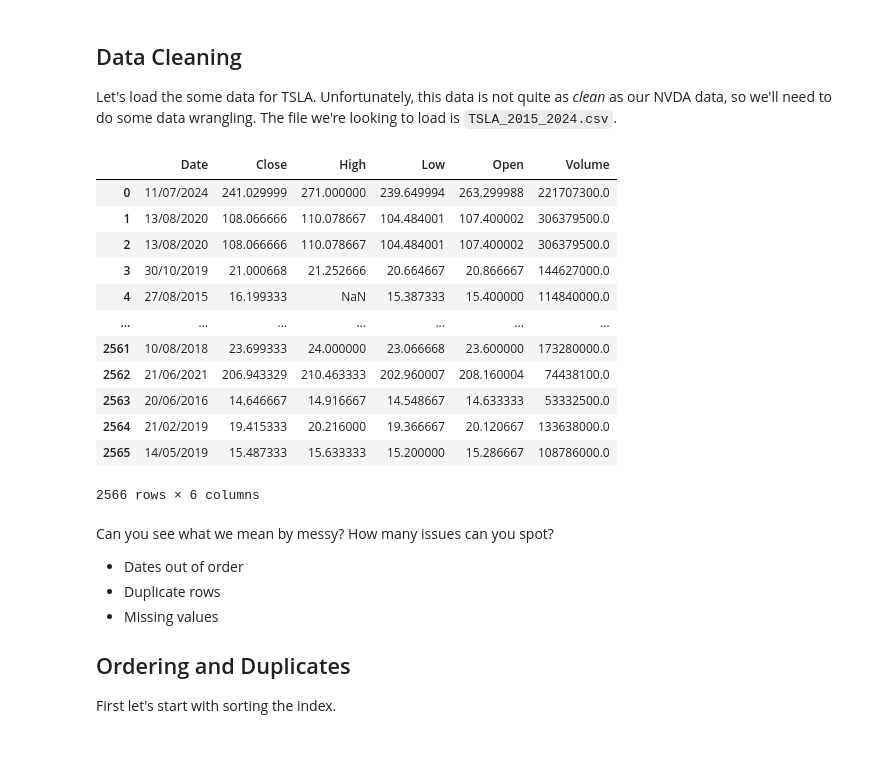
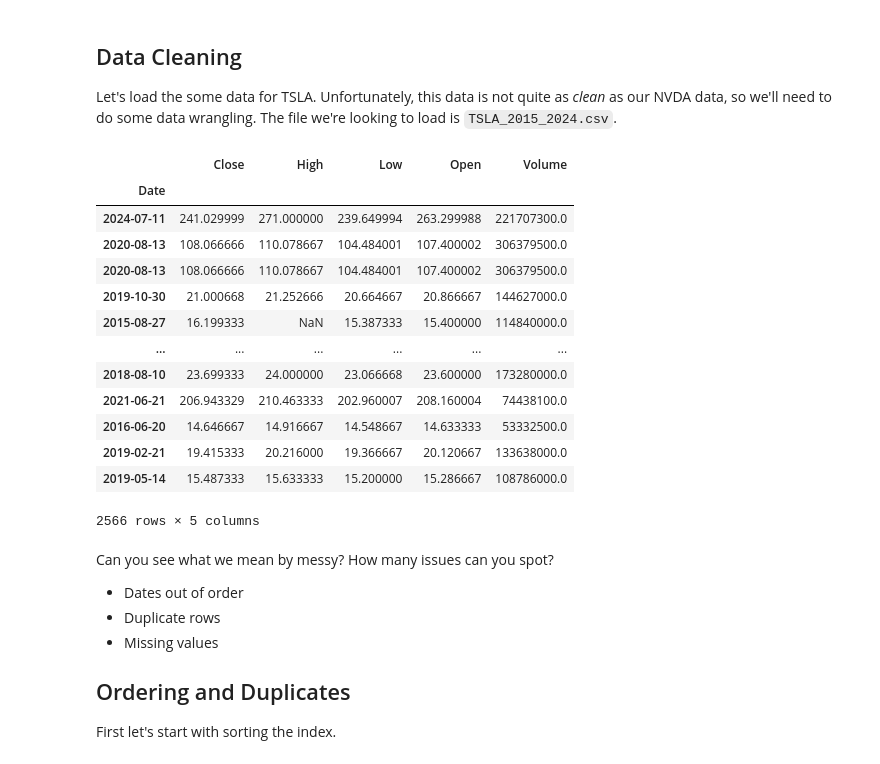
Before and after one commit to Imperial-Business-School/python-for-finance-jume8jume7, a Jupyter notebook: 02. Data Cleaning.ipynb, the cells around one changed output. Saved outputs shown, nothing was run; the diff lists cells and outputs as text; code cells hidden in the pictures.

```diff
--- a/02. Data Cleaning.ipynb
+++ b/02. Data Cleaning.ipynb
@@ -6,21 +6,24 @@ Let's load the some data for TSLA. Unfortunately, this data is not quite as *cle
 import pandas as pd
 # %%
 df = pd.read_csv("data/TSLA_2015_2024.csv")
+df["Date"] = pd.to_datetime(df["Date"], dayfirst=True)
+df.set_index("Date", inplace=True)
 df
 # %% [output]
-|  | Date | Close | High | Low | Open | Volume |
-| 0 | 11/07/2024 | 241.029999 | 271.000000 | 239.649994 | 263.299988 | 221707300.0 |
-| 1 | 13/08/2020 | 108.066666 | 110.078667 | 104.484001 | 107.400002 | 306379500.0 |
-| 2 | 13/08/2020 | 108.066666 | 110.078667 | 104.484001 | 107.400002 | 306379500.0 |
-| 3 | 30/10/2019 | 21.000668 | 21.252666 | 20.664667 | 20.866667 | 144627000.0 |
-| 4 | 27/08/2015 | 16.199333 | NaN | 15.387333 | 15.400000 | 114840000.0 |
-| ... | ... | ... | ... | ... | ... | ... |
-| 2561 | 10/08/2018 | 23.699333 | 24.000000 | 23.066668 | 23.600000 | 173280000.0 |
-| 2562 | 21/06/2021 | 206.943329 | 210.463333 | 202.960007 | 208.160004 | 74438100.0 |
-| 2563 | 20/06/2016 | 14.646667 | 14.916667 | 14.548667 | 14.633333 | 53332500.0 |
-| 2564 | 21/02/2019 | 19.415333 | 20.216000 | 19.366667 | 20.120667 | 133638000.0 |
-| 2565 | 14/05/2019 | 15.487333 | 15.633333 | 15.200000 | 15.286667 | 108786000.0 |
+|  | Close | High | Low | Open | Volume |
+| Date |  |  |  |  |  |
+| 2024-07-11 | 241.029999 | 271.000000 | 239.649994 | 263.299988 | 221707300.0 |
+| 2020-08-13 | 108.066666 | 110.078667 | 104.484001 | 107.400002 | 306379500.0 |
+| 2020-08-13 | 108.066666 | 110.078667 | 104.484001 | 107.400002 | 306379500.0 |
+| 2019-10-30 | 21.000668 | 21.252666 | 20.664667 | 20.866667 | 144627000.0 |
+| 2015-08-27 | 16.199333 | NaN | 15.387333 | 15.400000 | 114840000.0 |
+| ... | ... | ... | ... | ... | ... |
+| 2018-08-10 | 23.699333 | 24.000000 | 23.066668 | 23.600000 | 173280000.0 |
+| 2021-06-21 | 206.943329 | 210.463333 | 202.960007 | 208.160004 | 74438100.0 |
+| 2016-06-20 | 14.646667 | 14.916667 | 14.548667 | 14.633333 | 53332500.0 |
+| 2019-02-21 | 19.415333 | 20.216000 | 19.366667 | 20.120667 | 133638000.0 |
+| 2019-05-14 | 15.487333 | 15.633333 | 15.200000 | 15.286667 | 108786000.0 |
-2566 rows × 6 columns
+2566 rows × 5 columns
 # %% [markdown]
 Can you see what we mean by messy? How many issues can you spot?
 
```
Also changed, not shown: parts of 3 cells of this notebook, 16 other files.
